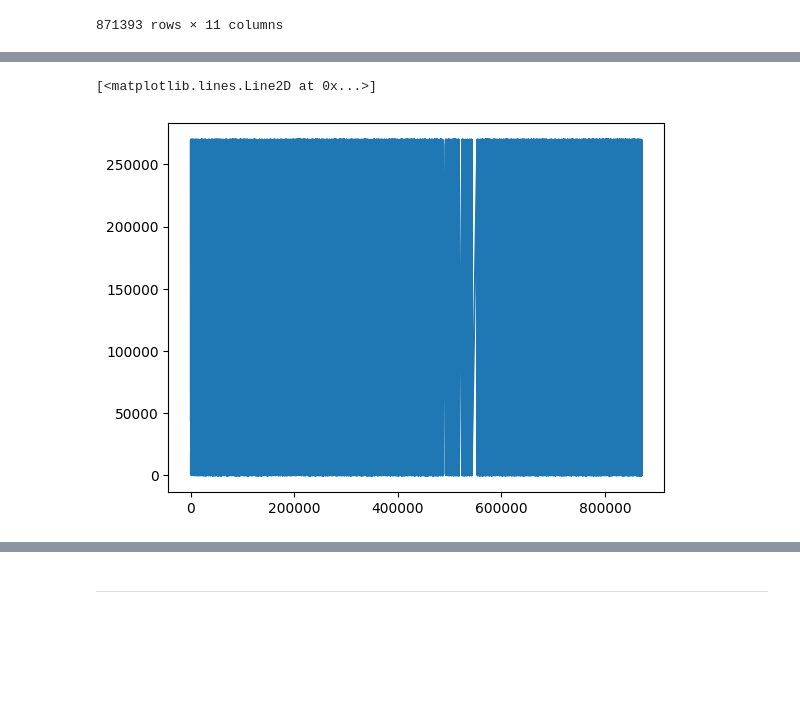
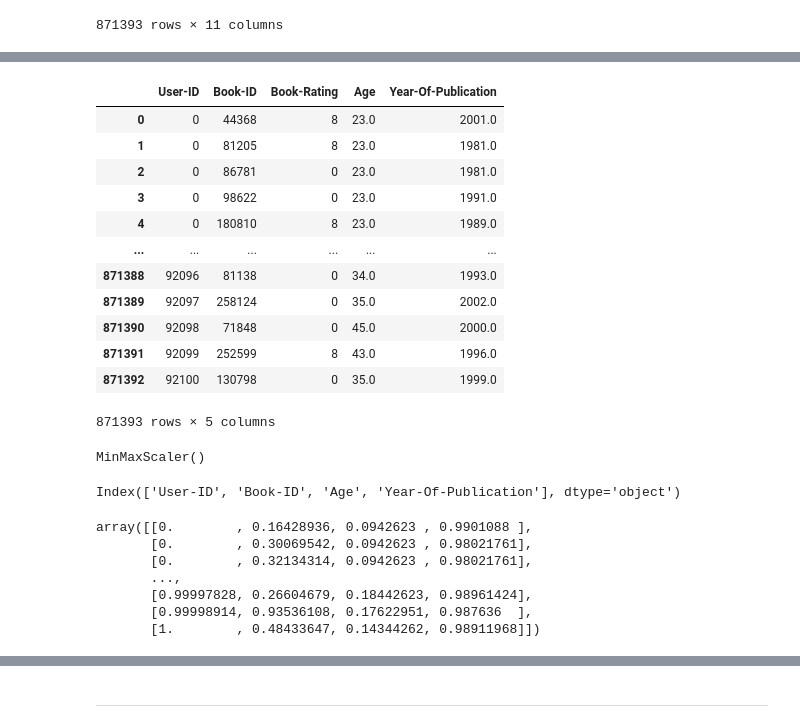
Before and after one commit to kang90524/min, a Jupyter notebook: preprocess_mj.ipynb, the cells around one changed output, grey strips where cells are left out. Cells and saved outputs as stored; diff of their text form; code cells hidden in the pictures; blank space fills up the shorter version.

Commit message:
scaling prep

```diff
--- a/preprocess_mj.ipynb
+++ b/preprocess_mj.ipynb
@@ -120,5 +126,0 @@ data
-# %%
-plt.plot(data['Book-ID'])
-# %% [output]
-[<matplotlib.lines.Line2D at 0x...>]
-[figure, removed]
@@ -124,0 +132,18 @@ plt.plot(data['Book-ID'])
+# %%
+#Scaling prep
+data.drop(['ID', 'Country',	'Book-Title','Book-Author','Publisher'], axis=1, inplace = True)
+data
+# %% [output]
+|  | User-ID | Book-ID | Book-Rating | Age | Year-Of-Publication |
+| 0 | 0 | 44368 | 8 | 23.0 | 2001.0 |
+| 1 | 0 | 81205 | 8 | 23.0 | 1981.0 |
+| 2 | 0 | 86781 | 0 | 23.0 | 1981.0 |
+| 3 | 0 | 98622 | 0 | 23.0 | 1991.0 |
+| 4 | 0 | 180810 | 8 | 23.0 | 1989.0 |
+| ... | ... | ... | ... | ... | ... |
+| 871388 | 92096 | 81138 | 0 | 34.0 | 1993.0 |
+| 871389 | 92097 | 258124 | 0 | 35.0 | 2002.0 |
+| 871390 | 92098 | 71848 | 0 | 45.0 | 2000.0 |
+| 871391 | 92099 | 252599 | 8 | 43.0 | 1996.0 |
+| 871392 | 92100 | 130798 | 0 | 35.0 | 1999.0 |
+871393 rows × 5 columns
@@ -124,0 +168,25 @@ plt.plot(data['Book-ID'])
+# %%
+#Scaling
+from sklearn.preprocessing import MinMaxScaler
+mmscaler = MinMaxScaler()
+mmscaler
+# %% [output]
+MinMaxScaler()
+# %%
+#y = data.pop('Book-Rating')
+X = data
+y
+X.columns
+# %% [output]
+Index(['User-ID', 'Book-ID', 'Age', 'Year-Of-Publication'], dtype='object')
+# %%
+X = mmscaler.fit_transform(X)
+X
+# %% [output]
+array([[0.        , 0.16428936, 0.0942623 , 0.9901088 ],
+       [0.        , 0.30069542, 0.0942623 , 0.98021761],
+       [0.        , 0.32134314, 0.0942623 , 0.98021761],
+       ...,
+       [0.99997828, 0.26604679, 0.18442623, 0.98961424],
+       [0.99998914, 0.93536108, 0.17622951, 0.987636  ],
+       [1.        , 0.48433647, 0.14344262, 0.98911968]])
```
Also changed, not shown: parts of 16 cells of this notebook.
